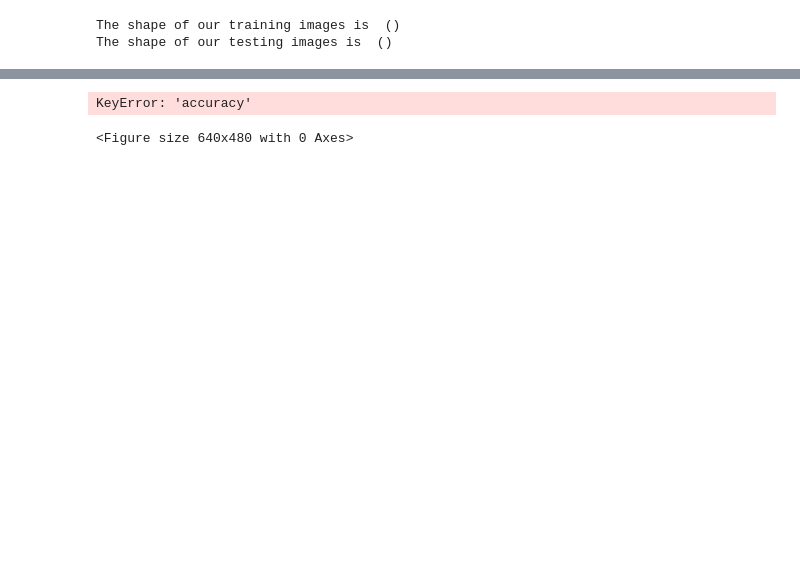
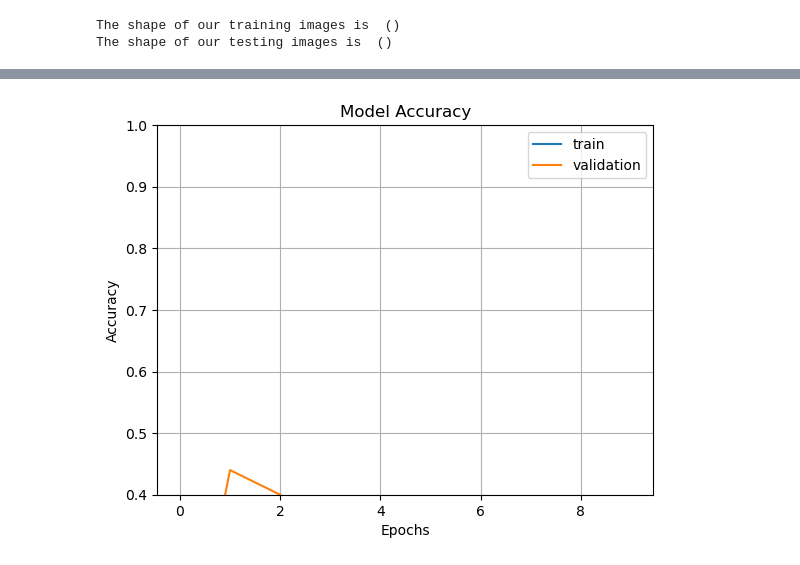
Before and after one commit to noahmfoster/Regional_Programmer, a Jupyter notebook: Code/project.ipynb, the cells around one changed output, grey strips where cells are left out. Saved outputs shown, nothing was run; the diff lists cells and outputs as text; code cells hidden in the pictures; blank space fills up the shorter version.

```diff
--- a/Code/project.ipynb
+++ b/Code/project.ipynb
@@ -54,7 +60,7 @@ resnet_model = get_resnet()
 resnet_model.compile(
         loss="sparse_categorical_crossentropy",  ## do not change loss/metrics
         metrics=["categorical_accuracy"],
-        optimizer= keras.optimizers.Adam(learning_rate = 0.002),  ## feel free to change
+        optimizer= keras.optimizers.Adam(learning_rate = 0.001),  ## feel free to change
 
     )
 
@@ -87,7 +93,7 @@ _________________________________________________________________
 history = resnet_model.fit(
     train_ds,
     epochs          = 10,
-    batch_size      = 32,
+    batch_size      = 400,
     validation_data = validate_ds,
 )
 # %% [output]
@@ -108,16 +120,15 @@ WARNING:tensorflow:Using a while_loop for converting RngReadAndSkip cause there
 # %%
 #Model evaluation:
 
 fig1 = plt.gcf()
-plt.plot(history.history['accuracy'])
-plt.plot(history.history['val_accuracy'])
+plt.plot(history.history['categorical_accuracy'])
+plt.plot(history.history['val_categorical_accuracy'])
 plt.axis(ymin=0.4,ymax=1)
 plt.grid()
 plt.title('Model Accuracy')
 plt.ylabel('Accuracy')
 plt.xlabel('Epochs')
 plt.legend(['train', 'validation'])
 plt.show()
 # %% [output]
-KeyError: 'accuracy'
-<Figure size 640x480 with 0 Axes>
+[figure, added]
```
Also changed, not shown: parts of 5 cells of this notebook, 2 other files.
